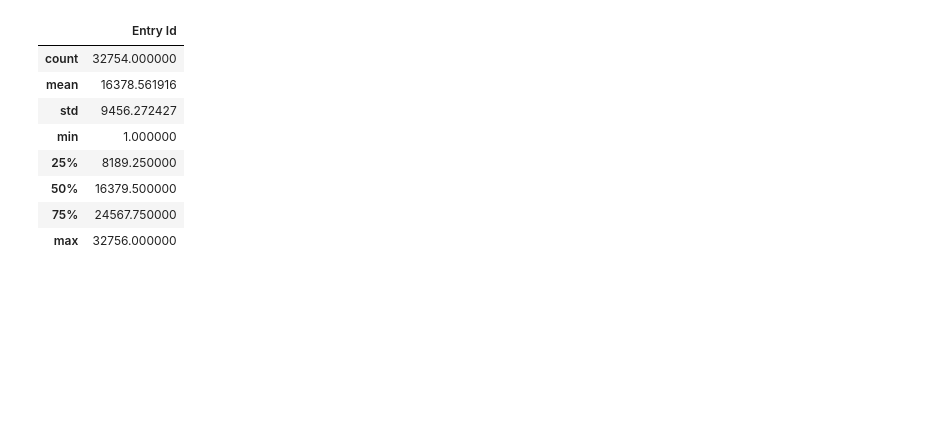
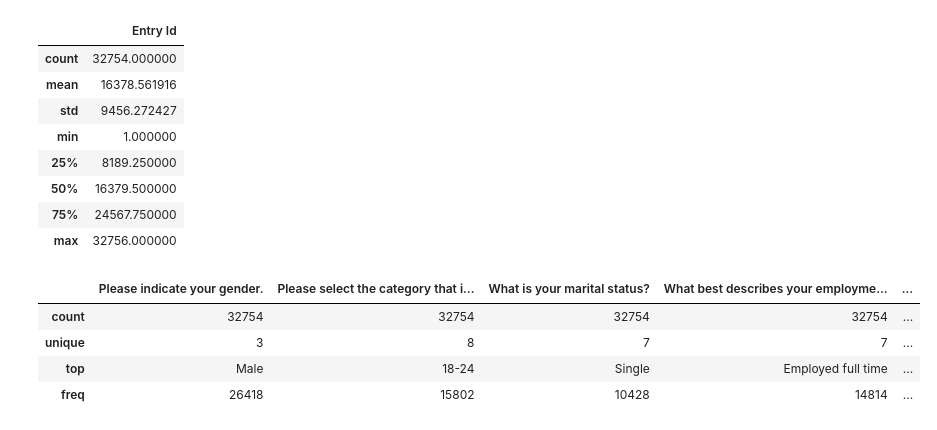
Before and after one commit to gnitnuj/RedditSurveyRandomForests, a Jupyter notebook: Reddit Survey.ipynb, the cells around one changed output. Saved outputs shown, nothing was run; the diff lists cells and outputs as text; code cells hidden in the pictures; blank space fills up the shorter version.

```diff
--- a/Reddit Survey.ipynb
+++ b/Reddit Survey.ipynb
@@ -5,2 +8,2 @@ import pandas as pd
 # %%
-X = pd.read_csv("./RedditShortDemoSurvey-1-Cleaned.csv")
+df = pd.read_csv("./RedditShortDemoSurvey-1-Cleaned.csv")
@@ -39,0 +47,10 @@ X.describe()
+# %%
+df.drop("Entry Id", axis=1, inplace=True)
+# %%
+df.describe()
+# %% [output]
+|  | Please indicate your gender. | Please select the category that i... | What is your marital status? | What best describes your employme... | ... |
+| count | 32754 | 32754 | 32754 | 32754 | ... |
+| unique | 3 | 8 | 7 | 7 | ... |
+| top | Male | 18-24 | Single | Employed full time | ... |
+| freq | 26418 | 15802 | 10428 | 14814 | ... |
```
Also changed, not shown: parts of 28 cells of this notebook.
